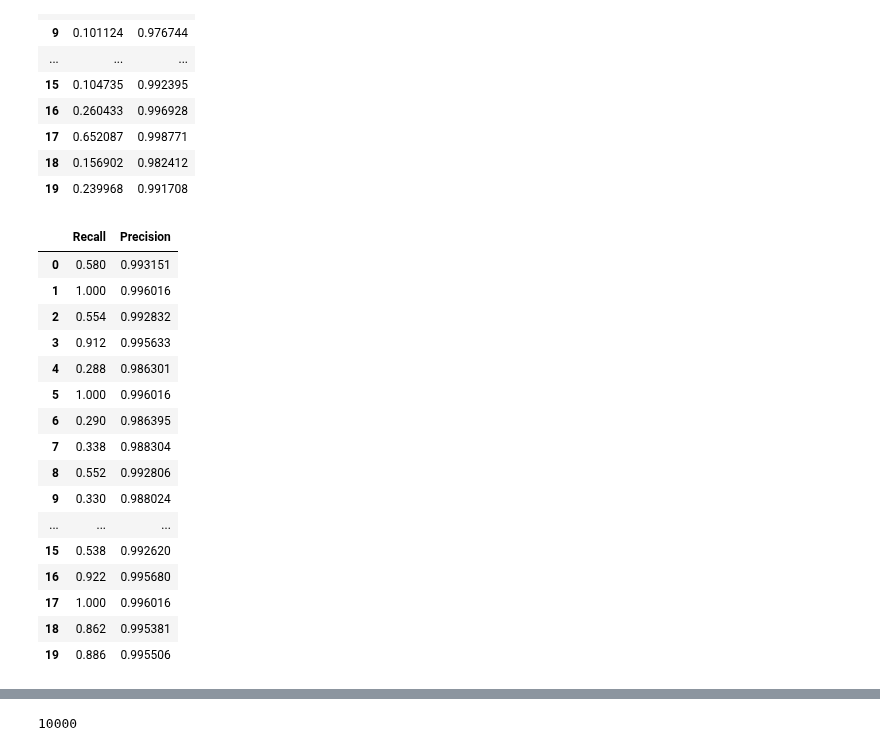
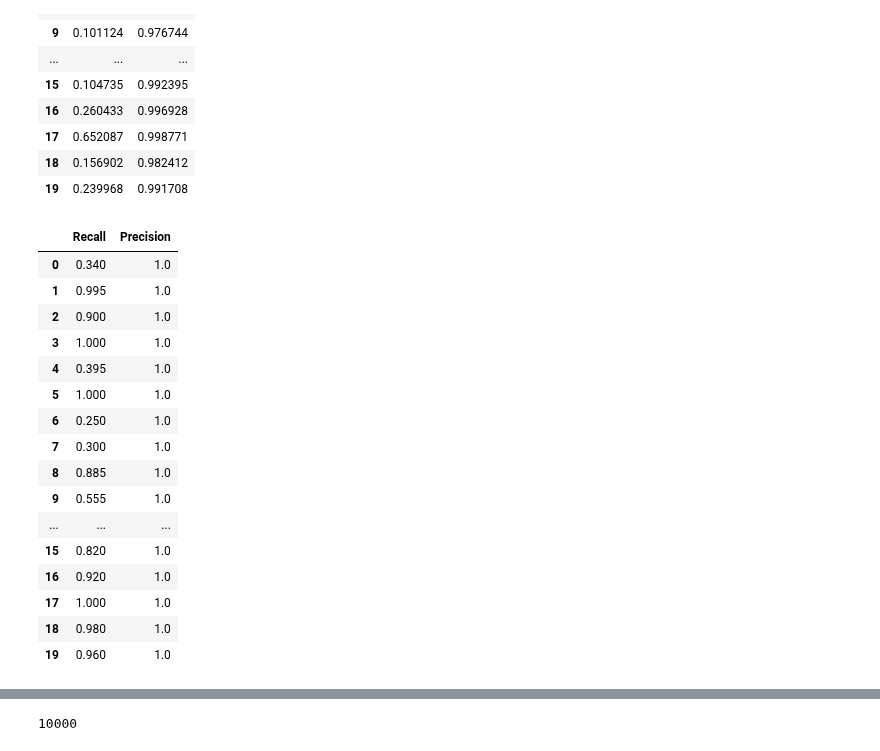
Before and after one commit to AlexShevchuk7/MADE, a Jupyter notebook: Diploma/Modelling_Autoencoder_TCN_TRANSFORMER.ipynb, the cells around one changed output, grey strips where cells are left out. Saved outputs shown, nothing was run; the diff lists cells and outputs as text; code cells hidden in the pictures.

```diff
--- a/Diploma/Modelling_Autoencoder_TCN_TRANSFORMER.ipynb
+++ b/Diploma/Modelling_Autoencoder_TCN_TRANSFORMER.ipynb
@@ -509,0 +1228,3 @@ for k in tqdm(range(len(mm_train_signal) // window)):
+# %%
+upper_bound = np.percentile(np.stack(eval_losses), 99.9)
+upper_bound
@@ -519,0 +1328,3 @@ lower_bound
+# %%
+upper_bound = np.percentile(np.stack(eval_losses), 99.9)
+upper_bound
@@ -576,0 +1418,34 @@ metrics_df.Recall.mean(), metrics_df.Precision.mean()
+# %%
+test_recall = []
+test_precision = []
+window = 25
+mse = MSELoss()
+
+vae.eval()
+
+for fault in tqdm(np.unique(testdata.faultNumber)):
+    test_faulty, y_true = faulty_set(fault, 10000)
+    windowed_labels = [1 if sum(y_true[k * window: k * window + window]) > 0 else 0 for k in range(len(y_true) // window)]
+
+    per_fault_loss = np.array([])
+
+    for k in range(len(test_faulty) // window):
+
+        batch = torch.tensor(test_faulty[k * window : k * window + window], dtype=torch.float).unsqueeze(0).to(device)
+
+        with torch.no_grad():
+            reconstructed_batch, mu, logvar = vae(batch)
+            mse_loss = mse(reconstructed_batch, batch)
+            #kl_loss = -0.5 * beta * torch.sum(1 + logvar - mu.pow(2) -
+            #                                  logvar.exp(), -1).mean() / (batch.shape[0] * batch.shape[1] * batch.shape[2])
+            loss = mse_loss #+ kl_loss
+            per_fault_loss = np.append(per_fault_loss, loss.cpu().numpy())
+
+    per_fault_loss[per_fault_loss < upper_bound] = 0
+    per_fault_loss[per_fault_loss >= upper_bound] = 1
+
+    test_recall.append(recall_score(windowed_labels, per_fault_loss))
+    test_precision.append(precision_score(windowed_labels, per_fault_loss))
+
+metrics_df = pd.DataFrame.from_dict({'Recall': test_recall, 'Precision': test_precision})
+metrics_df
@@ -660,7 +1557,7 @@ autoencoder.load_state_dict(torch.load('transformer_ae1.pkl', map_location=torch
 <All keys matched successfully>
 # %%
 # Per window fault distribution estimation
-window = 10
+window = 25
 eval_losses = []
 mse = MSELoss()
 #row_wise_mse = nn.MSELoss(reduction='none')
@@ -743,54 +1640,54 @@ metrics_df
 # %%
 test_recall = []
 test_precision = []
-window = 10
+window = 25
 #row_wise_mse = nn.MSELoss(reduction='none')
 mse = MSELoss()
 autoencoder.eval()
 
 #iterations = 5000 // window
 
 for fault in tqdm(np.unique(testdata.faultNumber)):
     test_faulty, y_true = faulty_set(fault, 10000)
     windowed_labels = [1 if sum(y_true[k * window: k * window + window]) > 0 else 0 for k in range(len(y_true) // window)]
 
     per_fault_loss = np.array([])
 
     for k in range(len(test_faulty) // window):
 
         batch = torch.tensor(test_faulty[k * window : k * window + window], dtype=torch.float).unsqueeze(0).to(device)
 
         with torch.no_grad():
             reconstructed_batch = autoencoder(batch)
             loss = mse(reconstructed_batch, batch)
             per_fault_loss = np.append(per_fault_loss, loss.cpu().numpy())
 
     per_fault_loss[per_fault_loss < upper_bound] = 0
     per_fault_loss[per_fault_loss >= upper_bound] = 1
 
     test_recall.append(recall_score(windowed_labels, per_fault_loss))
     test_precision.append(precision_score(windowed_labels, per_fault_loss))
 
 metrics_df = pd.DataFrame.from_dict({'Recall': test_recall, 'Precision': test_precision})
 metrics_df
 # %% [output]
 |  | Recall | Precision |
-| 0 | 0.580 | 0.993151 |
-| 1 | 1.000 | 0.996016 |
-| 2 | 0.554 | 0.992832 |
-| 3 | 0.912 | 0.995633 |
-| 4 | 0.288 | 0.986301 |
-| 5 | 1.000 | 0.996016 |
-| 6 | 0.290 | 0.986395 |
-| 7 | 0.338 | 0.988304 |
-| 8 | 0.552 | 0.992806 |
-| 9 | 0.330 | 0.988024 |
+| 0 | 0.340 | 1.0 |
+| 1 | 0.995 | 1.0 |
+| 2 | 0.900 | 1.0 |
+| 3 | 1.000 | 1.0 |
+| 4 | 0.395 | 1.0 |
+| 5 | 1.000 | 1.0 |
+| 6 | 0.250 | 1.0 |
+| 7 | 0.300 | 1.0 |
+| 8 | 0.885 | 1.0 |
+| 9 | 0.555 | 1.0 |
 | ... | ... | ... |
-| 15 | 0.538 | 0.992620 |
-| 16 | 0.922 | 0.995680 |
-| 17 | 1.000 | 0.996016 |
-| 18 | 0.862 | 0.995381 |
-| 19 | 0.886 | 0.995506 |
+| 15 | 0.820 | 1.0 |
+| 16 | 0.920 | 1.0 |
+| 17 | 1.000 | 1.0 |
+| 18 | 0.980 | 1.0 |
+| 19 | 0.960 | 1.0 |
 # %%
 metrics_df.Recall.mean(), metrics_df.Precision.mean()
 # %% [output]
```
Also changed, not shown: parts of 67 cells of this notebook.
